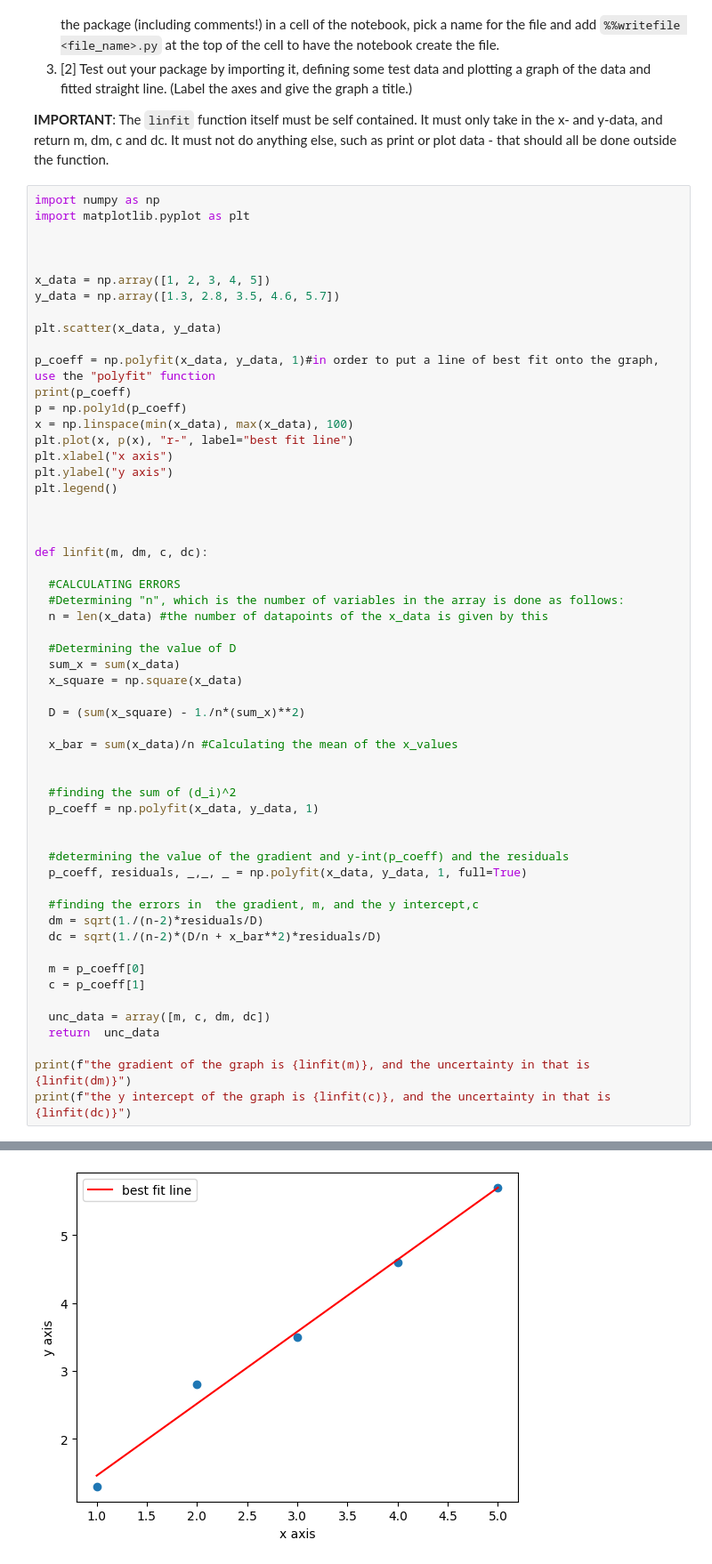
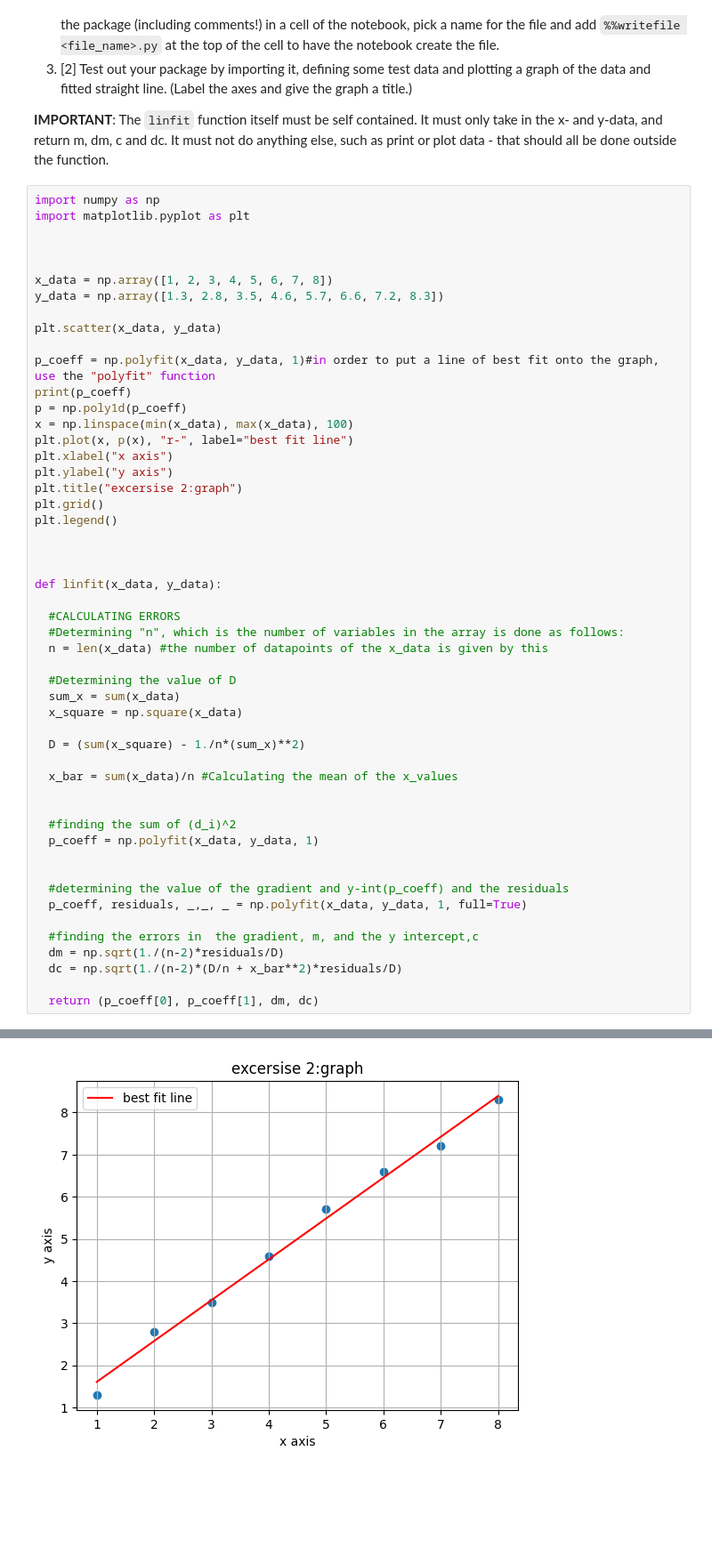
Before and after one commit to PX2145-2025/week-2-b-Medhekar-Anushka, a Jupyter notebook: Functions.ipynb, the cells around one changed output, grey strips where cells are left out. Shown at 89% size. Cells and saved outputs as stored; diff of their text form; blank space fills up the shorter version.

```diff
--- a/Functions.ipynb
+++ b/Functions.ipynb
@@ -364,8 +364,8 @@ import matplotlib.pyplot as plt
 
 
 
-x_data = np.array([1, 2, 3, 4, 5])
-y_data = np.array([1.3, 2.8, 3.5, 4.6, 5.7])
+x_data = np.array([1, 2, 3, 4, 5, 6, 7, 8])
+y_data = np.array([1.3, 2.8, 3.5, 4.6, 5.7, 6.6, 7.2, 8.3])
 
 plt.scatter(x_data, y_data)
 
@@ -376,11 +376,13 @@ x = np.linspace(min(x_data), max(x_data), 100)
 plt.plot(x, p(x), "r-", label="best fit line")
 plt.xlabel("x axis")
 plt.ylabel("y axis")
+plt.title("excersise 2:graph")
+plt.grid()
 plt.legend()
 
 
 
-def linfit(m, dm, c, dc):
+def linfit(x_data, y_data):
 
   #CALCULATING ERRORS
   #Determining "n", which is the number of variables in the array is done as follows:
@@ -403,15 +405,8 @@ def linfit(m, dm, c, dc):
   p_coeff, residuals, _,_, _ = np.polyfit(x_data, y_data, 1, full=True)
 
   #finding the errors in  the gradient, m, and the y intercept,c
-  dm = sqrt(1./(n-2)*residuals/D)
-  dc = sqrt(1./(n-2)*(D/n + x_bar**2)*residuals/D)
+  dm = np.sqrt(1./(n-2)*residuals/D)
+  dc = np.sqrt(1./(n-2)*(D/n + x_bar**2)*residuals/D)
 
-  m = p_coeff[0]
-  c = p_coeff[1]
-
-  unc_data = array([m, c, dm, dc])
-  return  unc_data
-
-print(f"the gradient of the graph is {linfit(m)}, and the uncertainty in that is {linfit(dm)}")
-print(f"the y intercept of the graph is {linfit(c)}, and the uncertainty in that is {linfit(dc)}")
+  return (p_coeff[0], p_coeff[1], dm, dc)
 # %% [output]
@@ -420 +414 @@ NameError: name 'm' is not defined
-[figure, old version]
+[figure, new version]
```
Also changed, not shown: parts of 6 cells of this notebook.
